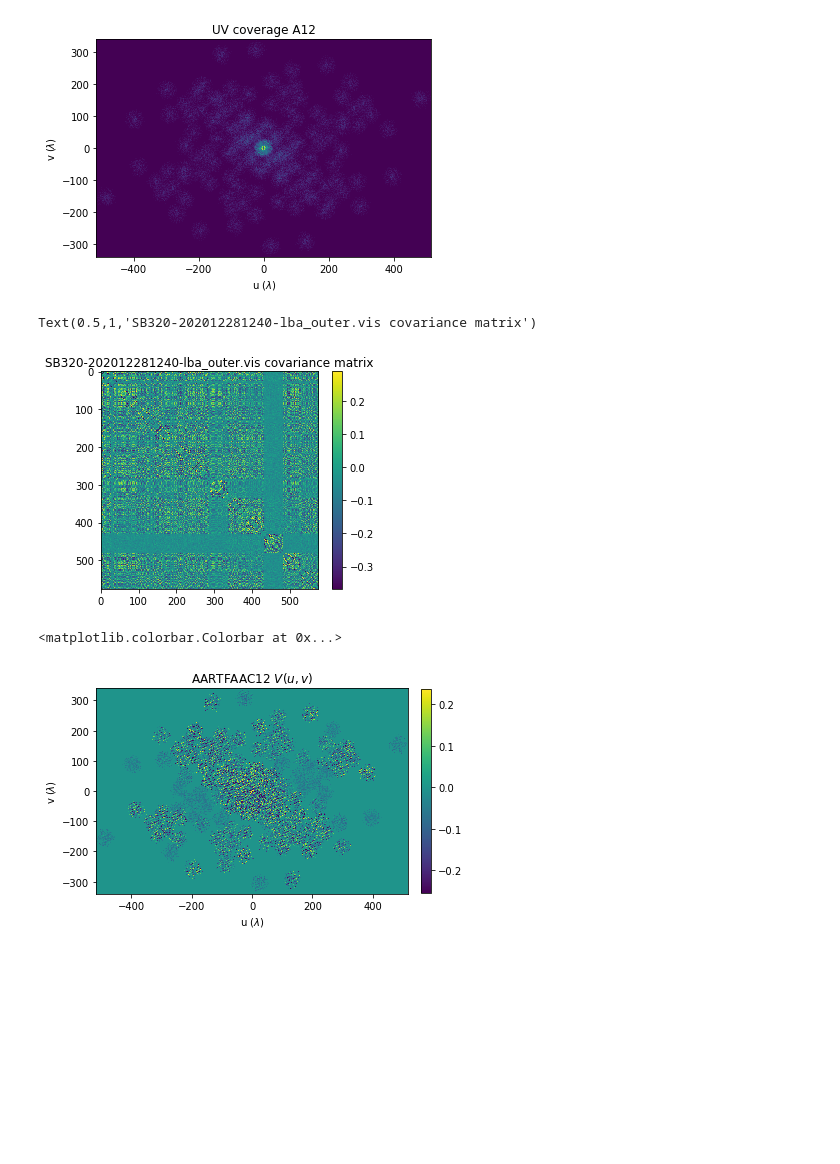
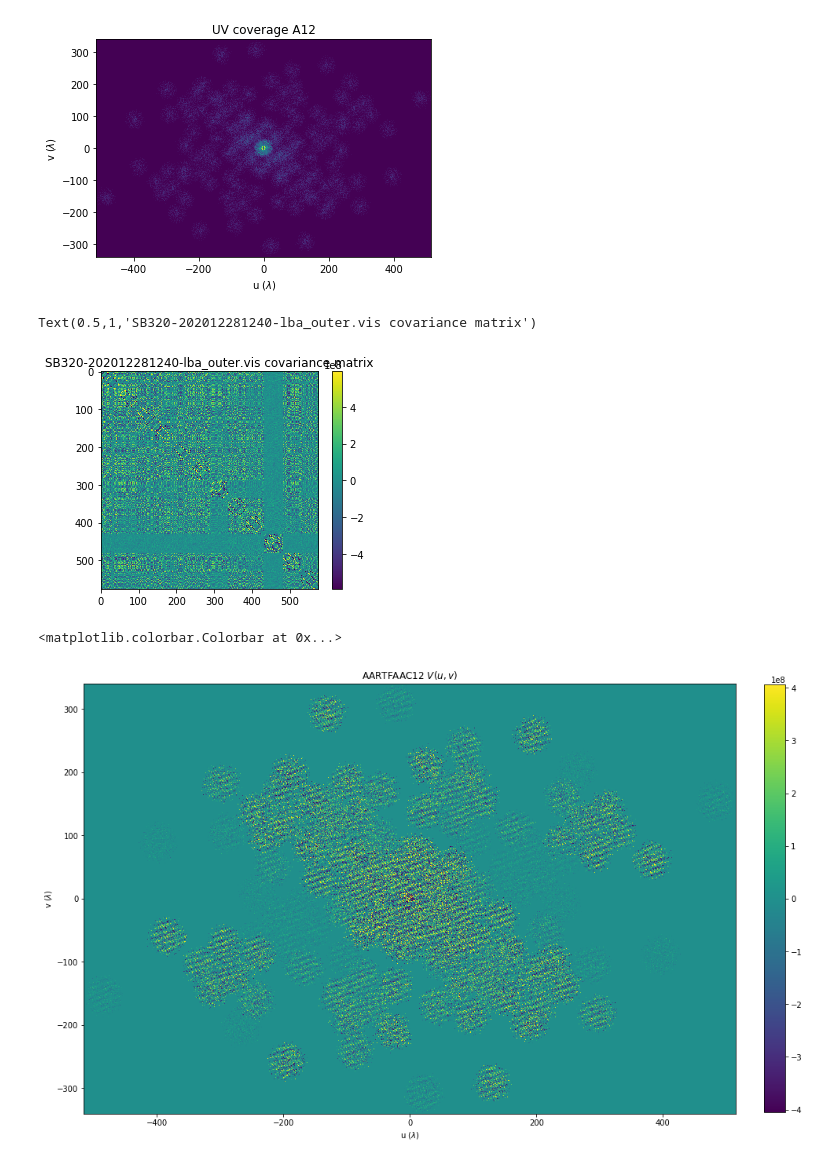
Before and after one commit to DavidRuhe/interferometry, a Jupyter notebook: src/basic-inspection-Copy2.ipynb, the cells around one changed output. Saved outputs shown, nothing was run; the diff lists cells and outputs as text; code cells hidden in the pictures; blank space fills up the shorter version.

```diff
--- a/src/basic-inspection-Copy2.ipynb
+++ b/src/basic-inspection-Copy2.ipynb
@@ -56,8 +59,6 @@ data = vis.copy()
 data.shape
 # %% [output]
 (166176, 1, 4)
-# %%
-data = (data - data.mean()) / data.std()
 # %%
 from parse_lba_antennafield import parse_lba_antennafield
 L = parse_lba_antennafield('../antennafields/a12-AntennaField.conf', [SUB])
@@ -97,7 +98,7 @@ plt.show()
 # Change to diagonal correlation matrix to view which baselines are bad.
 
 covar_matrix = np.full([576, 576], 0j)
-covar_matrix[np.tril_indices_from(covar_matrix)] = data.mean((-1, -2))
+covar_matrix[np.tril_indices_from(covar_matrix)] = data[:, 0, 0]
 covar_matrix = covar_matrix + covar_matrix.T - 2 * np.eye(576) * covar_matrix
 # %%
 import seaborn as sns
@@ -113,7 +114,7 @@ plt.colorbar(fraction=0.046, pad=0.04)
 plt.title('SB320-202012281240-lba_outer.vis covariance matrix')
 # %% [output]
 Text(0.5,1,'SB320-202012281240-lba_outer.vis covariance matrix')
-[figure, old version]
+[figure, new version]
 # %%
 covar_matrix_full = np.concatenate([distances, covar_matrix[..., None]], axis=-1)
 
@@ -121,26 +122,26 @@ covar_no_auto = covar_matrix_full[~np.eye(len(covar_matrix_full), dtype=bool)]
 # %%
 uv_indices = covar_no_auto[:, :2].copy()
 uv_indices[:, 0] = uv_indices[:, 0] - uv_indices[:, 0].min()
 uv_indices[:, 1] = uv_indices[:, 1] - uv_indices[:, 1].min()
 uv_indices = uv_indices.astype(int)
 
 V = np.zeros([uv_indices[:, 1].max().astype(int) + 1, uv_indices[:, 0].max().astype(int) + 1], dtype=complex)
 
 V[uv_indices[:, 1], uv_indices[:, 0]] = covar_no_auto[:, 2].real
-plt.figure(facecolor='white')
+plt.figure(figsize=np.array([4, 6]) * 4, facecolor='white')
 plt.imshow(V.real,
            vmin=V.real.mean() - 5 * V.real.std(),
            vmax=V.real.mean() + 5 * V.real.std(),
            extent=[-V.shape[1]/2., V.shape[1]/2., -V.shape[0]/2., V.shape[0]/2.],
            origin='lower'
           )
 plt.title(r'AARTFAAC12 $V(u, v)$')
 plt.ylabel(r'v $(\lambda)$')
 plt.xlabel(r'u $(\lambda)$')
 plt.colorbar(fraction=0.0305, pad=0.04)
 # %% [output]
 <matplotlib.colorbar.Colorbar at 0x...>
-[figure, old version]
+[figure, new version]
 # %%
 res = 2300
 dx = 1.0 / res
```
Also changed, not shown: parts of 2 cells of this notebook, 2 other files.
